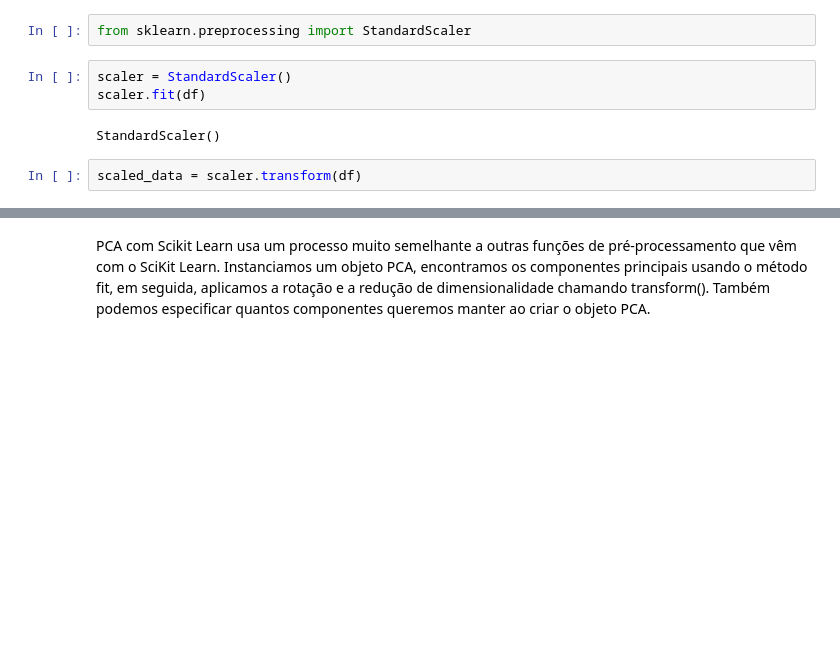
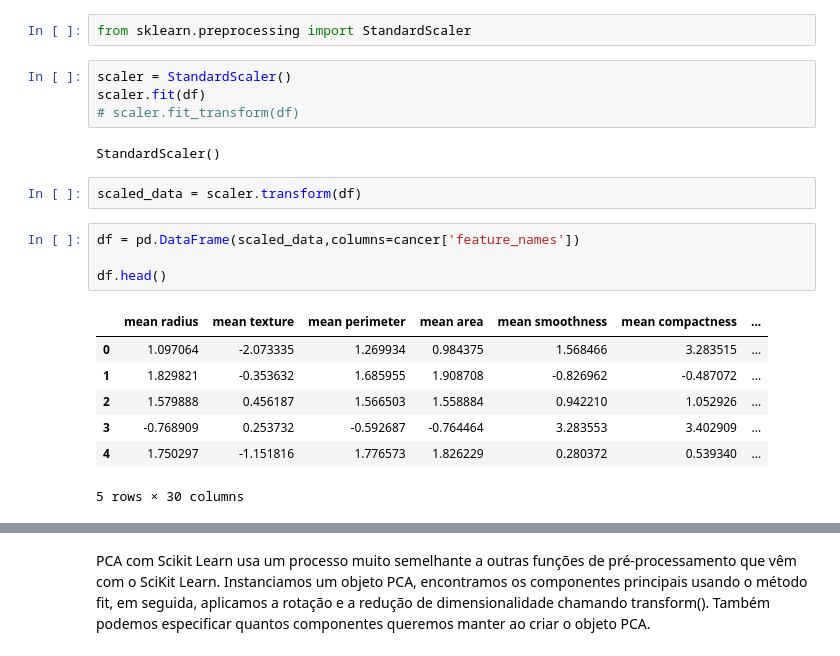
Before and after one commit to vnikoofard/Introduction-to-Data-Science, a Jupyter notebook: 13-Dimensional Reduction/01-Principal Component Analysis.ipynb, the cells around one changed output, grey strips where cells are left out. Saved outputs shown, nothing was run; the diff lists cells and outputs as text; blank space fills up the shorter version.

```diff
--- a/13-Dimensional Reduction/01-Principal Component Analysis.ipynb
+++ b/13-Dimensional Reduction/01-Principal Component Analysis.ipynb
@@ -94,7 +98,20 @@ from sklearn.preprocessing import StandardScaler
 # %%
 scaler = StandardScaler()
 scaler.fit(df)
+# scaler.fit_transform(df)
 # %% [output]
 StandardScaler()
 # %%
 scaled_data = scaler.transform(df)
+# %%
+df = pd.DataFrame(scaled_data,columns=cancer['feature_names'])
+
+df.head()
+# %% [output]
+|  | mean radius | mean texture | mean perimeter | mean area | mean smoothness | mean compactness | ... |
+| 0 | 1.097064 | -2.073335 | 1.269934 | 0.984375 | 1.568466 | 3.283515 | ... |
+| 1 | 1.829821 | -0.353632 | 1.685955 | 1.908708 | -0.826962 | -0.487072 | ... |
+| 2 | 1.579888 | 0.456187 | 1.566503 | 1.558884 | 0.942210 | 1.052926 | ... |
+| 3 | -0.768909 | 0.253732 | -0.592687 | -0.764464 | 3.283553 | 3.402909 | ... |
+| 4 | 1.750297 | -1.151816 | 1.776573 | 1.826229 | 0.280372 | 0.539340 | ... |
+5 rows × 30 columns
```
Also changed, not shown: parts of 4 cells of this notebook, 3 other files.
